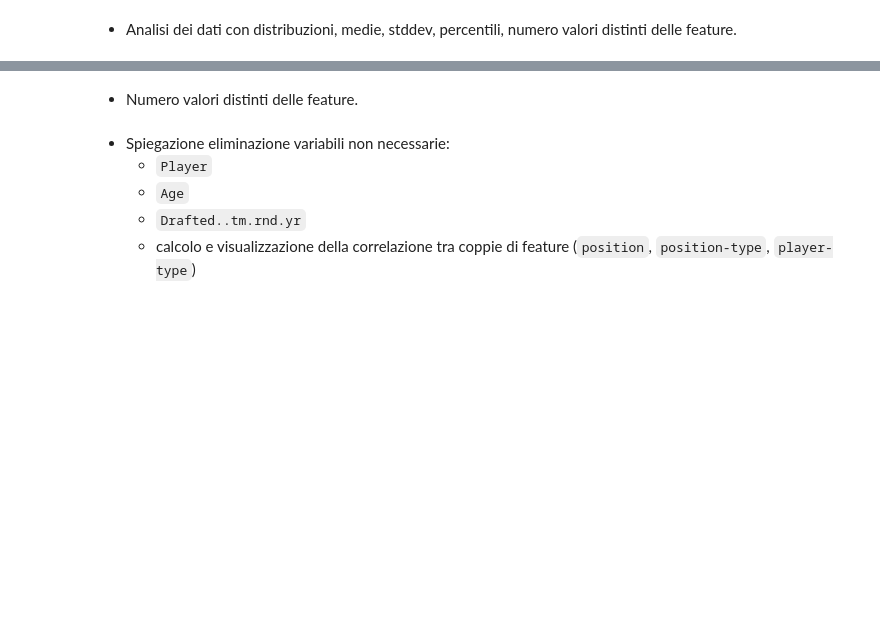
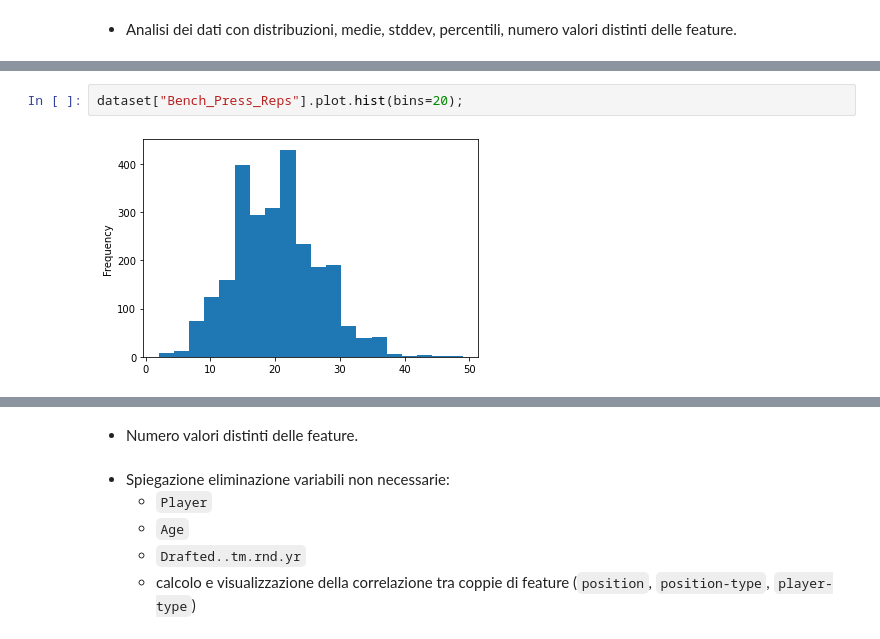
Before and after one commit to daze0/data-intensive-final-project, a Jupyter notebook: src/NFL.ipynb, the cells around one changed output, grey strips where cells are left out. Cells and saved outputs as stored; diff of their text form; blank space fills up the shorter version.

```diff
--- a/src/NFL.ipynb
+++ b/src/NFL.ipynb
@@ -113,0 +133,4 @@ features = [
+# %%
+dataset["Bench_Press_Reps"].plot.hist(bins=20);
+# %% [output]
+[figure, added]
```
Also changed, not shown: parts of 10 cells of this notebook.
